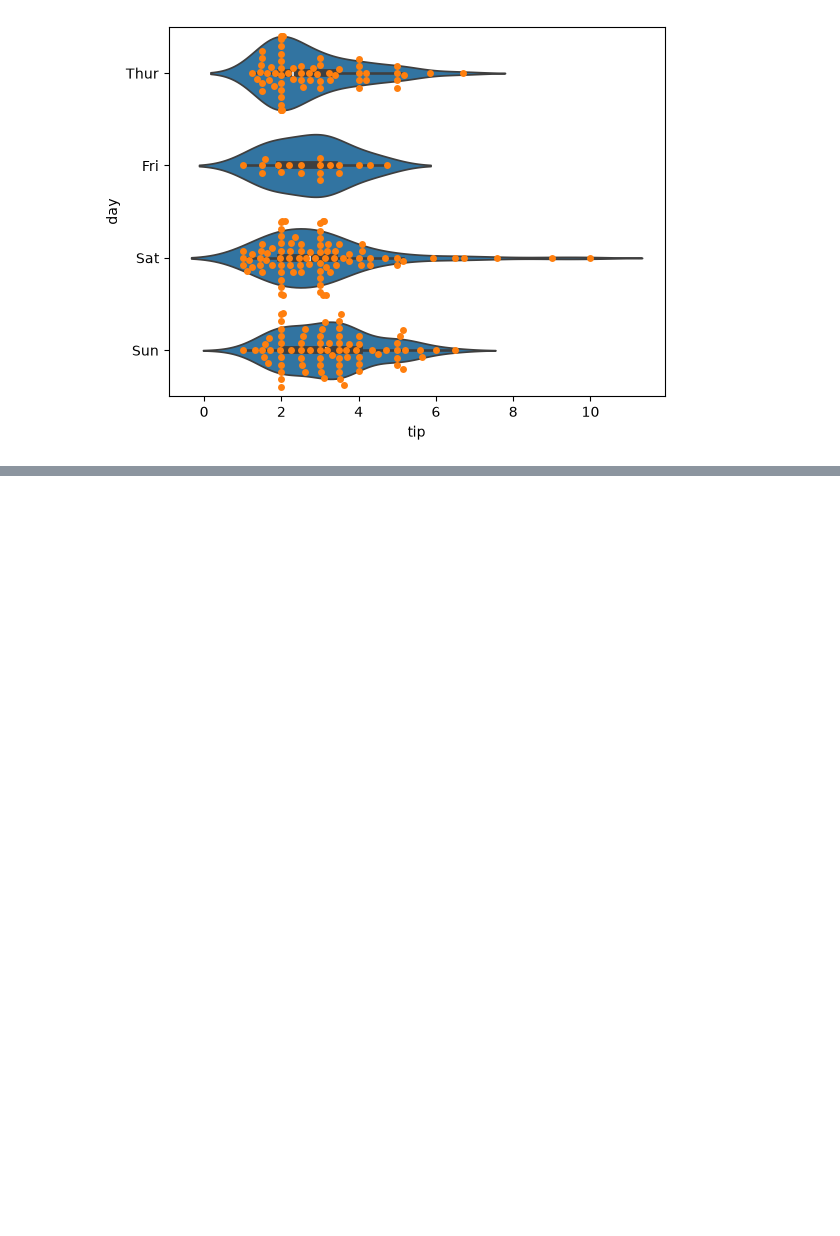
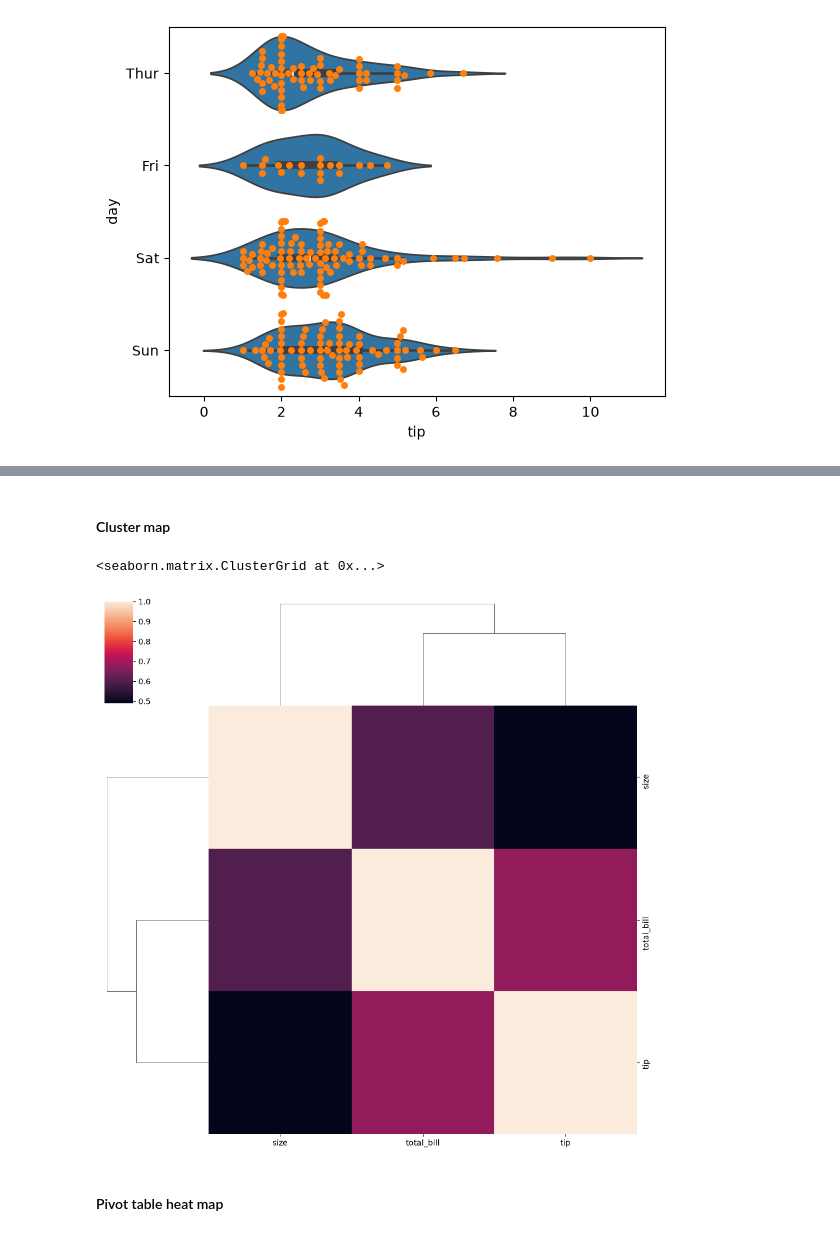
Before and after one commit to dhvanitsavani/Python-AI, a Jupyter notebook: Visualizations/basics.ipynb, the cells around one changed output, grey strips where cells are left out. Cells and saved outputs as stored; diff of their text form; code cells hidden in the pictures; blank space fills up the shorter version.

Commit message:
Seaborn

```diff
--- a/Visualizations/basics.ipynb
+++ b/Visualizations/basics.ipynb
@@ -276,0 +330,9 @@ sns.swarmplot(x= 'tip',y = 'day',data = df)
+# %% [markdown]
+#### Cluster map
+# %%
+sns.clustermap(tips_corr)
+# %% [output]
+<seaborn.matrix.ClusterGrid at 0x...>
+[figure, added]
+# %% [markdown]
+#### Pivot table heat map
```
Also changed, not shown: parts of 18 cells of this notebook, 1 other file.
